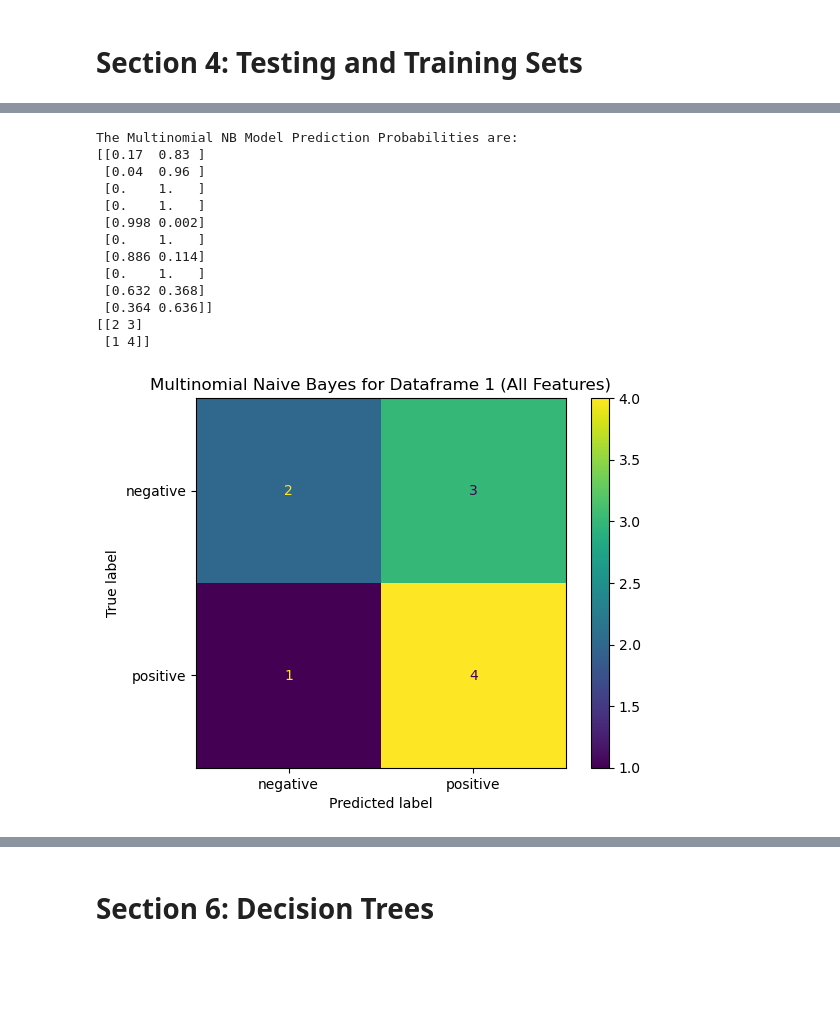
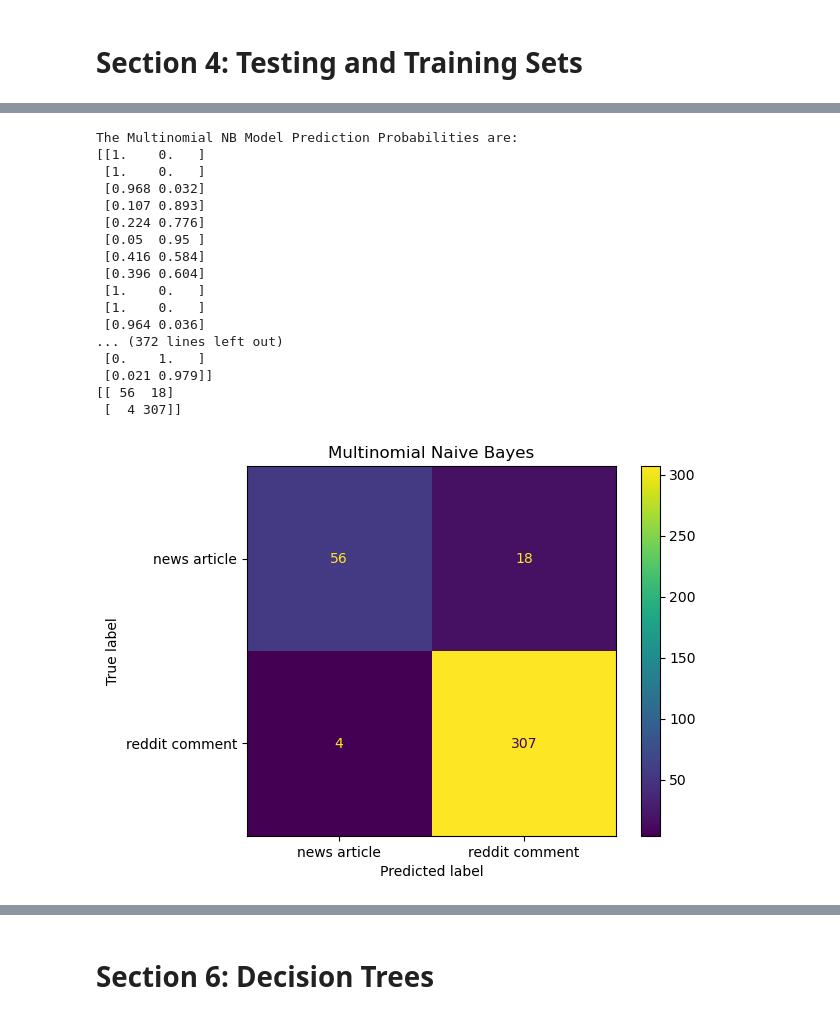
Before and after one commit to meganenglert/info5653, a Jupyter notebook: project mod3.ipynb, the cells around one changed output, grey strips where cells are left out. Cells and saved outputs as stored; diff of their text form; code cells hidden in the pictures; blank space fills up the shorter version.

```diff
--- a/project mod3.ipynb
+++ b/project mod3.ipynb
@@ -44,19 +143,21 @@ df1
 # %%
-# Creating "Dataframe 1" -- All documents, using to predict type
-df1 = df.copy()
-df1labels = df1["type"]
-contentList = [text for text in df1["Combined"]]
+'''# Creating "Dataframe 2" -- 100 Features
+df2 = df.copy()
+df2 = df2[df2["type"] == "news article"]
+df2labels = df2["Source Leaning"]
+contentList = [text for text in df2["Combined"]]
 
-cv1=CountVectorizer(input='content',
-                        stop_words='english',
-                        max_features=500)
-df1cv = cv1.fit_transform(contentList)
-columns = cv1.get_feature_names_out()
+cv2=CountVectorizer(input='content',
+                        stop_words='english', max_features= 100
+                        )
+df2cv = cv2.fit_transform(contentList)
+columns = cv2.get_feature_names_out()
 print(columns)
-matrix1 = pd.DataFrame(df1cv.toarray(), columns = columns)
-matrix1 = pd.concat([df1labels, matrix1],axis=1)
-matrix1 = matrix1.rename(columns={'type':"LABEL"})
-df1 = matrix1.copy().reset_index().drop("index", axis=1)
+matrix2 = pd.DataFrame(df2cv.toarray(), columns = columns)
+matrix2 = pd.concat([df2labels, matrix2],axis=1)
+matrix2 = matrix2.rename(columns={'label':"LABEL"})
+limitedterms = matrix2.copy()
 
-df1
+df2 = limitedterms.copy()
+df2'''
 # %% [output]
@@ -162,8 +208,8 @@ testtraindf1=testtraindf1.loc[:, ~testtraindf1.columns.duplicated()]
 # %%
 
 # I'm going to use stratification because it makes for better results :)
-articles = testtraindf1[testtraindf1["LABEL"] == "news article"]
-comments = testtraindf1[testtraindf1["LABEL"] == "reddit comment"]
+articles = testtraindf1[testtraindf1["dataType"] == "news article"]
+comments = testtraindf1[testtraindf1["dataType"] == "reddit comment"]
 
 positive_train1, positive_test1=train_test_split(articles,test_size=.30)
 negative_train1, negative_test1=train_test_split(comments,test_size=.30)
@@ -173,13 +219,13 @@ testDF1 = pd.concat([positive_test1, negative_test1])
 #print("The Testing Data is\n", testDF)
 
 ## Now remove the labels from the data - but keep and name the labels
-trainLabels1 = trainDF1["LABEL"]
+trainLabels1 = trainDF1["dataType"]
 
 ## Remove the label from the dataset itself
-trainDF1 = trainDF1.drop(["LABEL"], axis=1)
+trainDF1 = trainDF1.drop(["dataType"], axis=1)
 print(trainDF1)
 
-testLabels1 = testDF1["LABEL"]
+testLabels1 = testDF1["dataType"]
 ## Remove the label from the dataset itself
-testDF1 = testDF1.drop(["LABEL"], axis=1)
+testDF1 = testDF1.drop(["dataType"], axis=1)
 # %% [output]
@@ -286,43 +288,47 @@ testDF2
 from sklearn.naive_bayes import MultinomialNB
 from sklearn.metrics import confusion_matrix, ConfusionMatrixDisplay
 Training_MN = trainDF1.copy()
 Testing_MN = testDF1.copy()
 Training_MN_Label = trainLabels1.copy()
 Testing_MN_Label = testLabels1.copy()
 
 MyMN = MultinomialNB()
 My_MN_Model = MyMN.fit(Training_MN, Training_MN_Label)
 #print(My_MN_Model)
 #print(My_MN_Model.classes_)
 
 ## Predict the Testing Data using the model
 Predictions_MN=My_MN_Model.predict(Testing_MN)
 #print(Predictions_MN)
 
 ## Print the actual probabilities
 print("The Multinomial NB Model Prediction Probabilities are:")
 print(My_MN_Model.predict_proba(Testing_MN).round(3))
 
 ## Confusion Matrix
 CM_MN = confusion_matrix(Testing_MN_Label, Predictions_MN)
 print(CM_MN)
 ## Pretty confusion matrix
 disp = ConfusionMatrixDisplay(confusion_matrix=CM_MN,display_labels=My_MN_Model.classes_)
 disp.plot()
-plt.title("Multinomial Naive Bayes for Dataframe 1 (All Features)")
+plt.title("Multinomial Naive Bayes")
 plt.show()
 # %% [output]
 The Multinomial NB Model Prediction Probabilities are:
-[[0.17  0.83 ]
- [0.04  0.96 ]
+[[1.    0.   ]
+ [1.    0.   ]
+ [0.968 0.032]
+ [0.107 0.893]
+ [0.224 0.776]
+ [0.05  0.95 ]
+ [0.416 0.584]
+ [0.396 0.604]
+ [1.    0.   ]
+ [1.    0.   ]
+ [0.964 0.036]
+... (372 lines left out)
  [0.    1.   ]
- [0.    1.   ]
- [0.998 0.002]
- [0.    1.   ]
- [0.886 0.114]
- [0.    1.   ]
- [0.632 0.368]
- [0.364 0.636]]
-[[2 3]
- [1 4]]
+ [0.021 0.979]]
+[[ 56  18]
+ [  4 307]]
-[figure, old version]
+[figure, new version]
```
Also changed, not shown: parts of 23 cells of this notebook.
